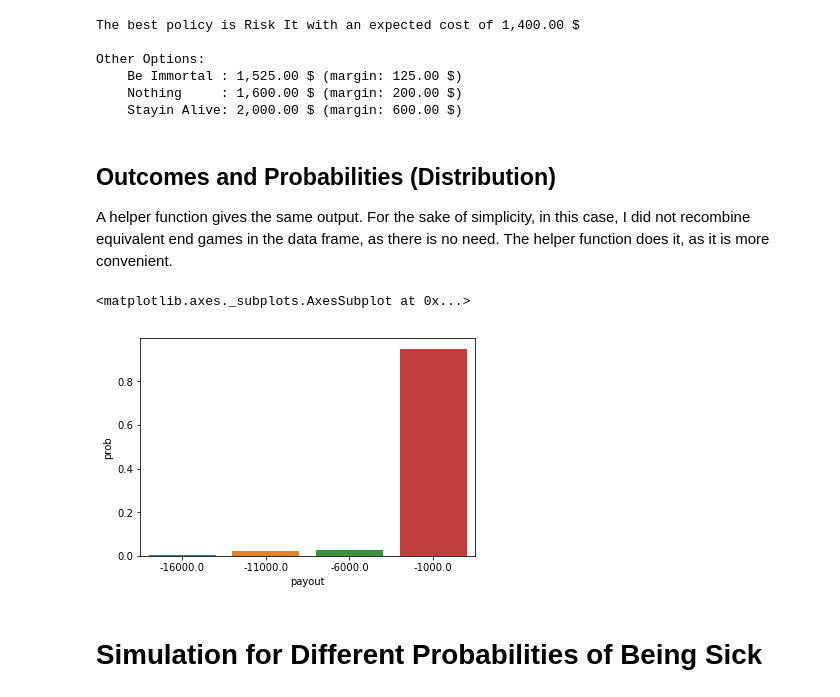
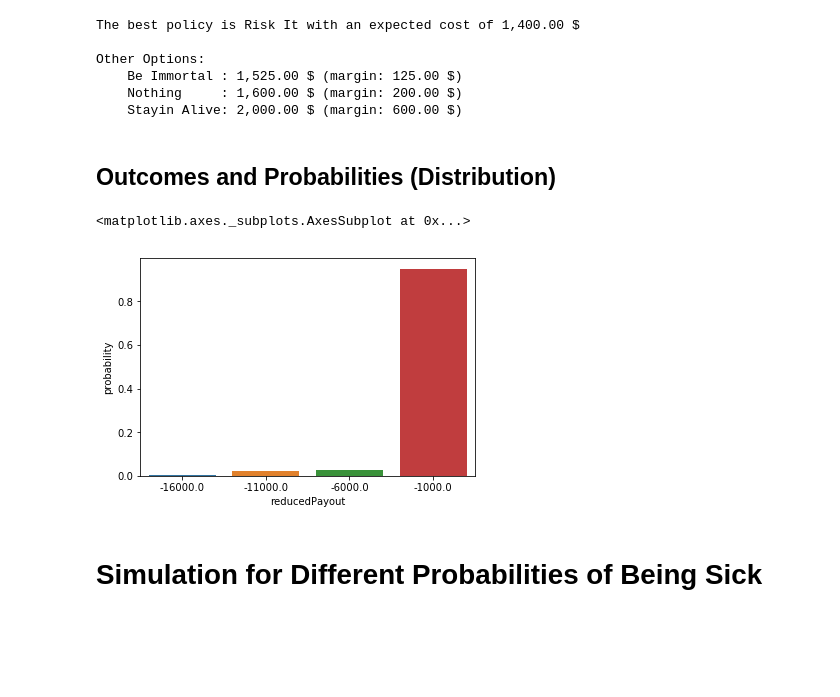
Before and after one commit to francoistrahan/pynes, a Jupyter notebook: pyne/Insurance Example.ipynb, the cells around one changed output. Saved outputs shown, nothing was run; the diff lists cells and outputs as text; code cells hidden in the pictures; blank space fills up the shorter version.

```diff
--- a/pyne/Insurance Example.ipynb
+++ b/pyne/Insurance Example.ipynb
@@ -144,3 +125,6 @@ whatPolicy.propagateEndgameDistribution(1)
+# %%
+solver = Solver(whatPolicy, createMaxExpected())
+solver.solve()
 # %% [markdown]
 ## Visualize
 # %%
@@ -178,23 +162,14 @@ Other Options:
     Be Immortal : 1,525.00 $ (margin: 125.00 $)
     Nothing     : 1,600.00 $ (margin: 200.00 $)
     Stayin Alive: 2,000.00 $ (margin: 600.00 $)
-# %% [markdown]
-## Outcomes and Probabilities (Distribution)
-
-A helper function gives the same output. For the sake of simplicity, in this case, I did not recombine equivalent end games in the data frame, as there is no need. The helper function does it, as it is more convenient.
-# %%
-endGames = (n for n in whatPolicy.getNodesFlat()
-            if isinstance(n, EndGame)
-            and hasattr(n.results, "probability"))
-possibilities = [(eg.results.probability, eg.results.reducedPayout)
-                 for eg in endGames]
-
-df = pd.DataFrame(possibilities, columns="prob payout".split())
-
-sb.barplot("payout", "prob", data=df)
-# %% [output]
-<matplotlib.axes._subplots.AxesSubplot at 0x...>
-[figure, removed]
+# %% [markdown]
+## Outcomes and Probabilities (Distribution)
+# %%
+possiblilities = solver.payoutDistribution()
+sb.barplot(possiblilities.index, "probability", data=possiblilities)
+# %% [output]
+<matplotlib.axes._subplots.AxesSubplot at 0x...>
+[figure, added]
 # %% [markdown]
 # Simulation for Different Probabilities of Being Sick
 # %% [markdown]
```
Also changed, not shown: parts of 7 cells of this notebook.
